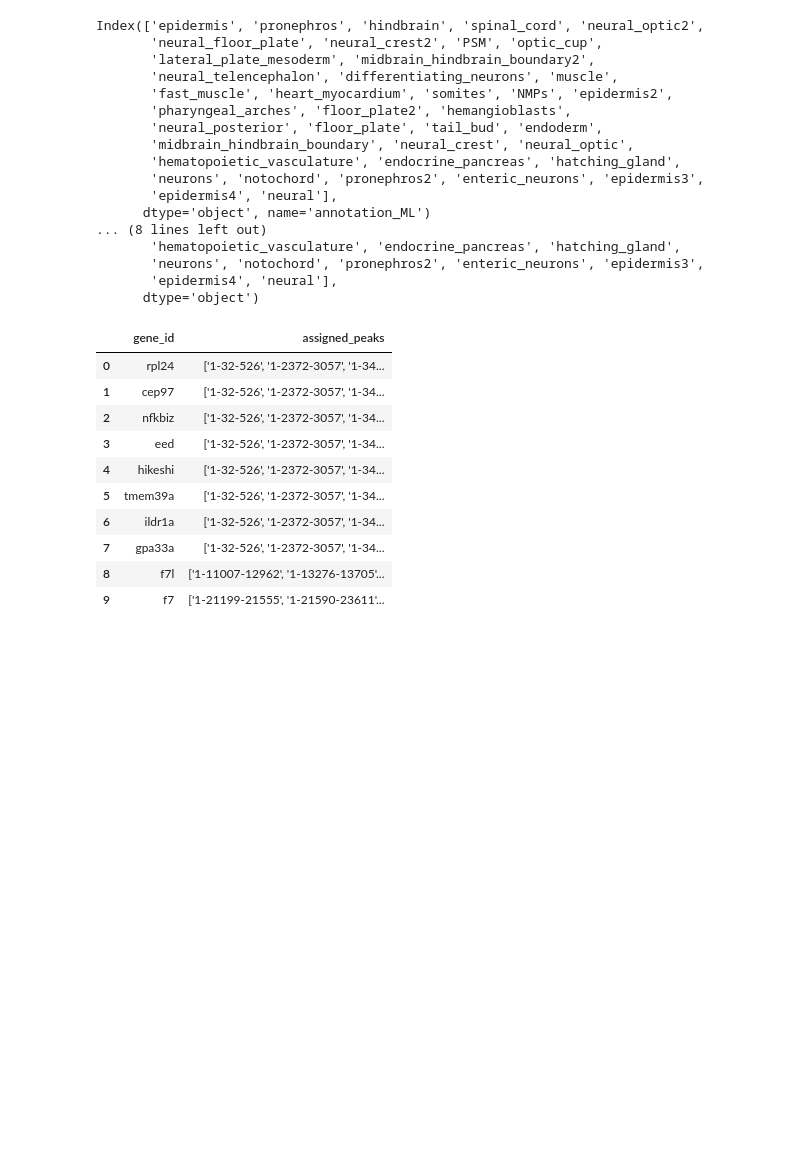
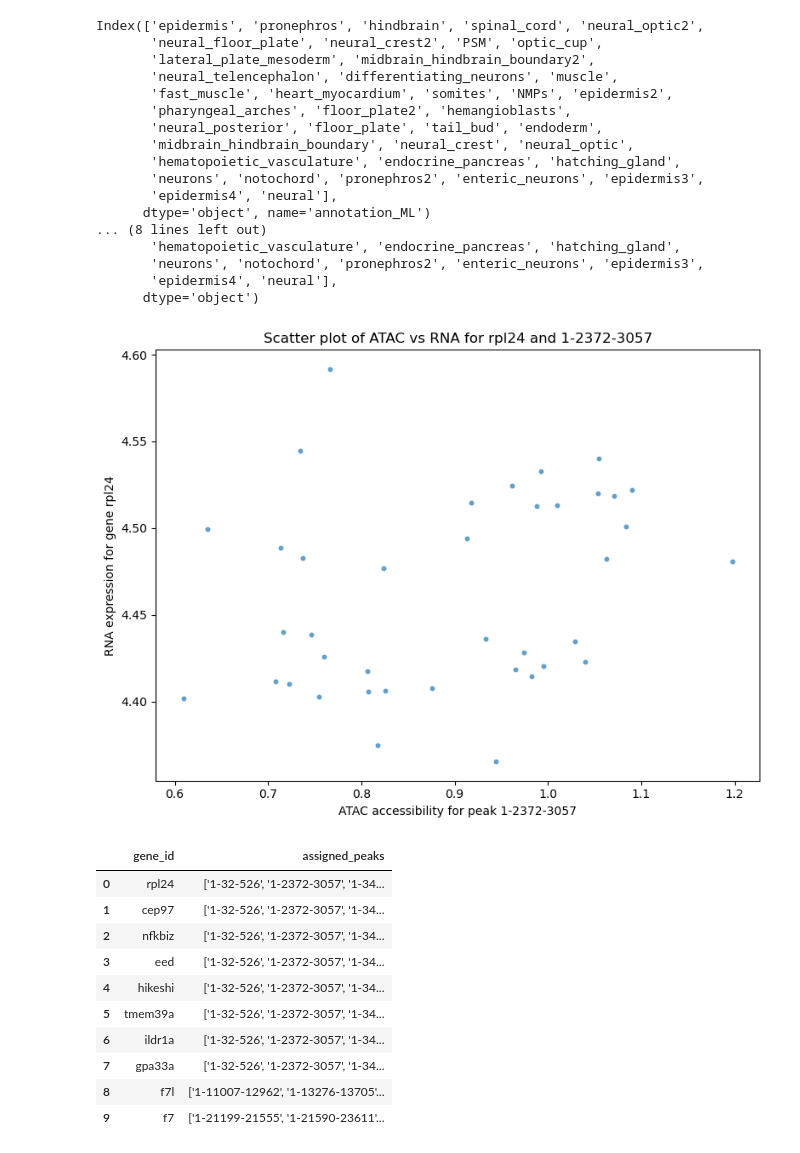
Before and after one commit to smin07/BA, a Jupyter notebook: BA_data/Rmd_n_notebook/RNA_ATAC_ols_lm_ct.ipynb, the cells around one changed output. Drawn from its saved outputs; the diff is of its cells as text; code cells hidden in the pictures; blank space fills up the shorter version.

```diff
--- a/BA_data/Rmd_n_notebook/RNA_ATAC_ols_lm_ct.ipynb
+++ b/BA_data/Rmd_n_notebook/RNA_ATAC_ols_lm_ct.ipynb
@@ -71,6 +71,49 @@ Index(['epidermis', 'pronephros', 'hindbrain', 'spinal_cord', 'neural_optic2',
        'neurons', 'notochord', 'pronephros2', 'enteric_neurons', 'epidermis3',
        'epidermis4', 'neural'],
       dtype='object')
+# %%
+# Scatterplot of RNA and ATAC values for a single gene-peak pair to check correlation
+import ast
+import numpy as np
+import matplotlib.pyplot as plt
+import seaborn as sns
+
+# Select all genes and their assigned peaks from the 10kb gene-peak assignment file
+gene_peak_pairs_10kb = gene_peaks_10kb[["gene_id", "assigned_peaks"]].dropna()
+
+# Select the first gene-peak entry for plotting
+first_pair = gene_peak_pairs_10kb.iloc[0]
+gene_name = first_pair["gene_id"]
+assigned_peaks_raw = first_pair["assigned_peaks"]
+
+if isinstance(assigned_peaks_raw, str):
+    assigned_peaks = ast.literal_eval(assigned_peaks_raw)
+else:
+    assigned_peaks = list(assigned_peaks_raw)
+
+peak_id = assigned_peaks[0]
+
+# Find the index of the gene and peak in the respective datasets
+gene_index = pb_rna_ct.var_names.get_loc(gene_name)
+peak_index = pb_atac_ct.var_names.get_loc(peak_id)
+
+# Extract the values for the selected gene and peak across all samples
+rna_slice = pb_rna_ct.X[:, gene_index]
+atac_slice = pb_atac_ct.X[:, peak_index]
+
+rna_values = rna_slice.toarray().ravel() if hasattr(rna_slice, "toarray") else np.asarray(rna_slice).ravel()
+atac_values = atac_slice.toarray().ravel() if hasattr(atac_slice, "toarray") else np.asarray(atac_slice).ravel()
+
+# Create a scatter plot to visualize the correlation between the selected gene and peak
+plt.figure(figsize=(8, 6))
+sns.scatterplot(x=atac_values, y=rna_values, s=20, alpha=0.7)
+plt.xlabel(f"ATAC accessibility for peak {peak_id}")
+plt.ylabel(f"RNA expression for gene {gene_name}")
+plt.title(f"Scatter plot of ATAC vs RNA for {gene_name} and {peak_id}")
+plt.tight_layout()
+plt.show()
+# %% [output]
+[figure, added]
 # %%
 gene_peaks_100kb[0:10]
 # %% [output]
```
Also changed, not shown: parts of 7 cells of this notebook.
